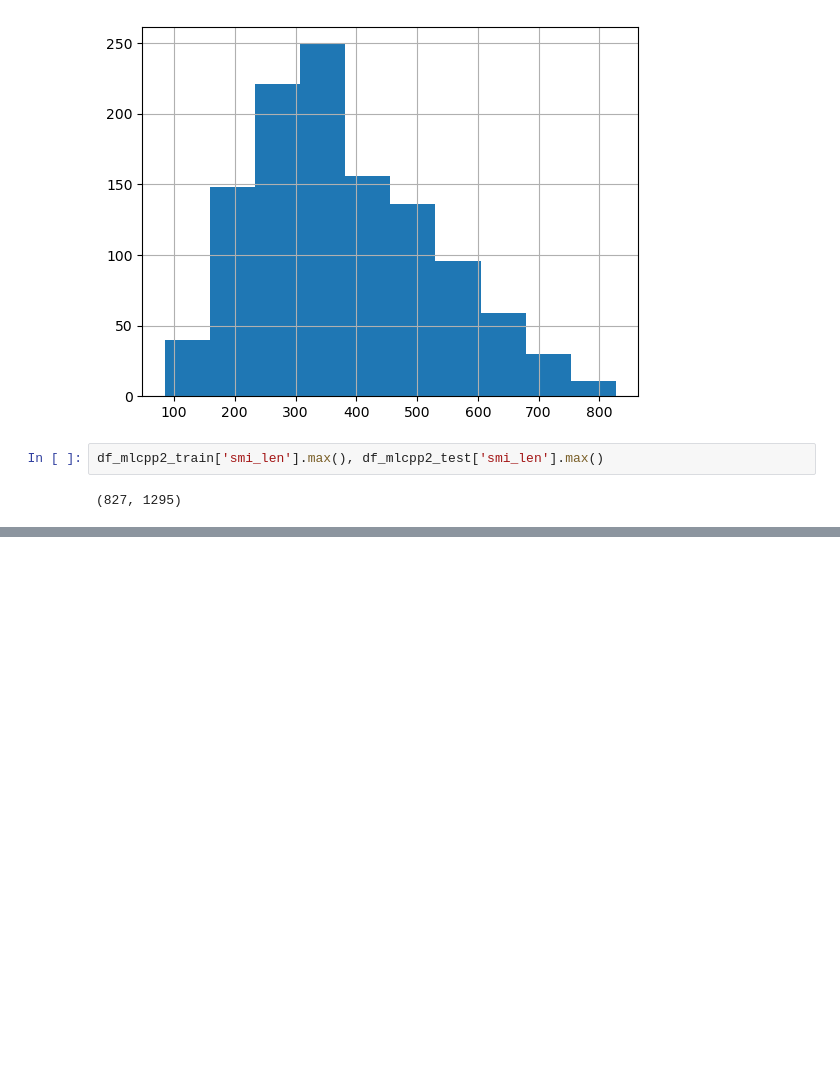
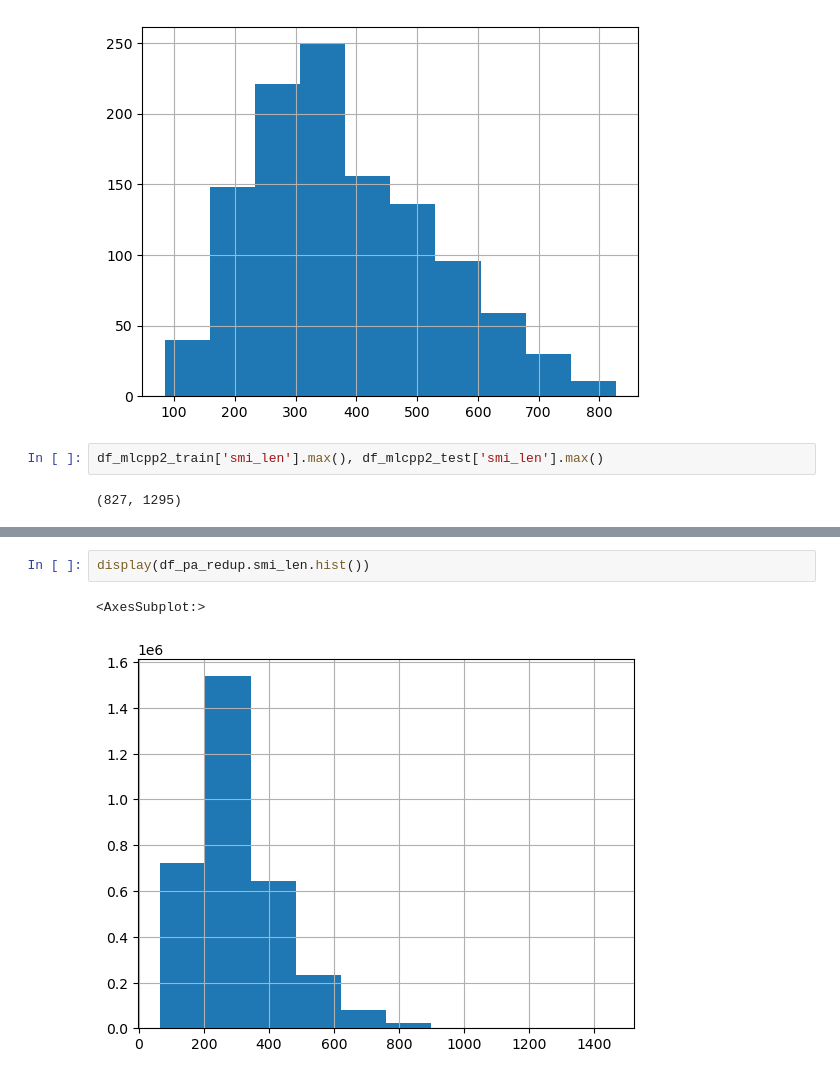
Before and after one commit to charlesxu90/pep-pred, a Jupyter notebook: 0.process_dataset.ipynb, the cells around one changed output, grey strips where cells are left out. Saved outputs shown, nothing was run; the diff lists cells and outputs as text; blank space fills up the shorter version.

```diff
--- a/0.process_dataset.ipynb
+++ b/0.process_dataset.ipynb
@@ -216,0 +299,5 @@ len(df_smi_pretrain), len(train_data), len(valid_data)
+# %%
+display(df_pa_redup.smi_len.hist())
+# %% [output]
+<AxesSubplot:>
+[figure, added]
```
Also changed, not shown: parts of 6 cells of this notebook.
